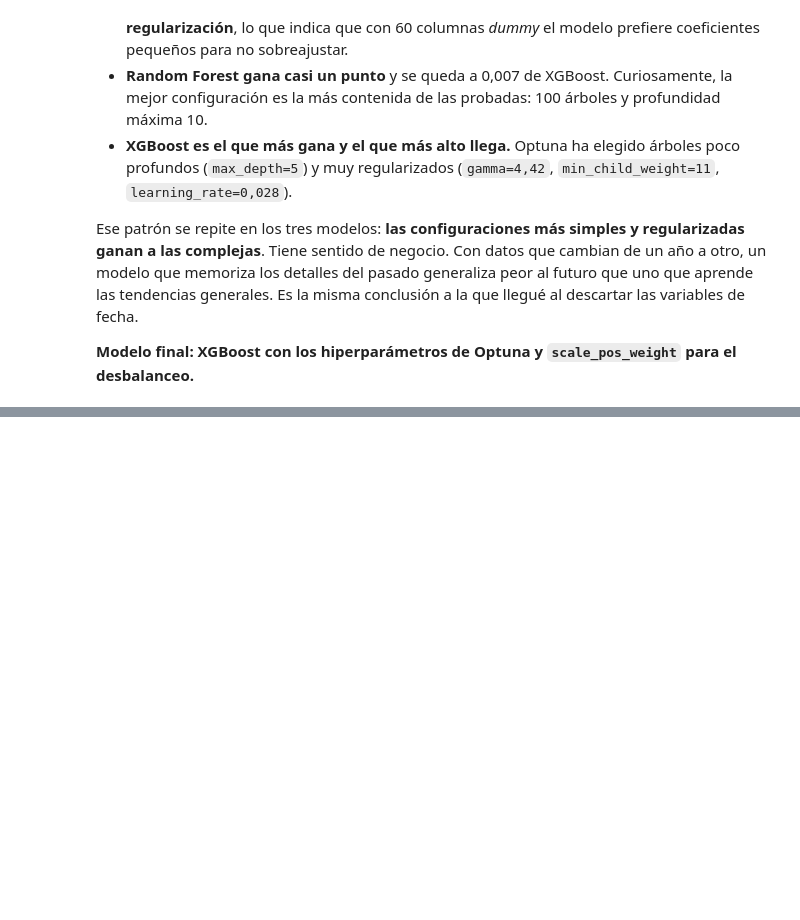
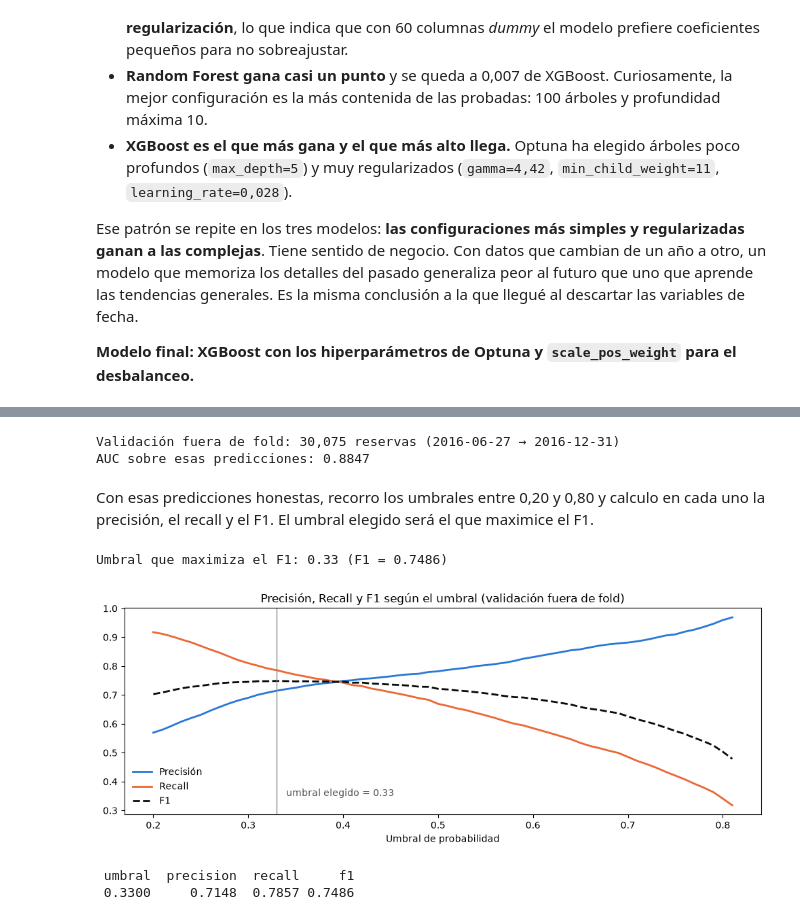
Before and after one commit to davidvilasiaba12345-a11y/Proyecto-Maching-Learning-David-Vila-Siaba, a Jupyter notebook: proyecto.ipynb, the cells around one changed output, grey strips where cells are left out. Drawn from its saved outputs; the diff is of its cells as text; code cells hidden in the pictures; blank space fills up the shorter version.

```diff
--- a/proyecto.ipynb
+++ b/proyecto.ipynb
@@ -1380,0 +1406,55 @@ generales. Es la misma conclusión a la que llegué al descartar las variables d
+# %%
+modelo_final = crear_pipeline(XGBClassifier(**estudio.best_params, scale_pos_weight=PESO_POSITIVOS, n_jobs=-1, random_state=RANDOM_STATE))
+
+def predicciones_fuera_de_fold(pipe):
+    """
+    Probabilidad de cada bloque de validación, predicha siempre por un modelo entrenado en su pasado.
+    """
+    oof = pd.Series(np.nan, index=X_train.index)
+    for tr, va in folds:
+        pipe.fit(X_train.iloc[tr], y_train.iloc[tr])
+        oof.iloc[va] = pipe.predict_proba(X_train.iloc[va])[:, 1]
+    return oof.dropna()
+
+proba_val = predicciones_fuera_de_fold(modelo_final)
+y_val = y_train.loc[proba_val.index]
+
+print(f'Validación fuera de fold: {len(y_val):,} reservas '
+      f'({train['arrival_date'].loc[y_val.index].min().date()} → '
+      f'{train['arrival_date'].loc[y_val.index].max().date()})')
+print(f'AUC sobre esas predicciones: {roc_auc_score(y_val, proba_val):.4f}')
+# %% [output]
+Validación fuera de fold: 30,075 reservas (2016-06-27 → 2016-12-31)
+AUC sobre esas predicciones: 0.8847
+# %% [markdown]
+Con esas predicciones honestas, recorro los umbrales entre 0,20 y 0,80 y calculo en cada uno la
+precisión, el recall y el F1. El umbral elegido será el que maximice el F1.
+# %%
+umbrales = np.arange(0.20, 0.81, 0.01)
+curva = pd.DataFrame({
+    'umbral': umbrales,
+    'precision': [precision_score(y_val, proba_val >= u) for u in umbrales],
+    'recall': [recall_score(y_val, proba_val >= u) for u in umbrales],
+    'f1': [f1_score(y_val, proba_val >= u) for u in umbrales],
+})
+UMBRAL = round(float(curva.loc[curva['f1'].idxmax(), 'umbral']), 2)
+print(f'Umbral que maximiza el F1: {UMBRAL:.2f} (F1 = {curva['f1'].max():.4f})')
+
+fig, ax = plt.subplots(figsize=(10, 4))
+ax.plot(curva['umbral'], curva['precision'], color=C_NO, lw=2, label='Precisión')
+ax.plot(curva['umbral'], curva['recall'], color=C_SI, lw=2, label='Recall')
+ax.plot(curva['umbral'], curva['f1'], color='#0b0b0b', lw=2, ls='--', label='F1')
+ax.axvline(UMBRAL, color=C_GRIS, lw=1)
+ax.text(UMBRAL + 0.01, 0.35, f'umbral elegido = {UMBRAL:.2f}', color='#52514e')
+ax.set_xlabel('Umbral de probabilidad')
+ax.set_title('Precisión, Recall y F1 según el umbral (validación fuera de fold)')
+ax.legend(frameon=False, loc='lower left')
+plt.tight_layout()
+plt.show()
+
+print(curva[curva['umbral'].round(2) == UMBRAL].round(4).to_string(index=False))
+# %% [output]
+Umbral que maximiza el F1: 0.33 (F1 = 0.7486)
+[figure, added]
+ umbral  precision  recall     f1
+ 0.3300     0.7148  0.7857 0.7486
```
Also changed, not shown: parts of 29 cells of this notebook.
